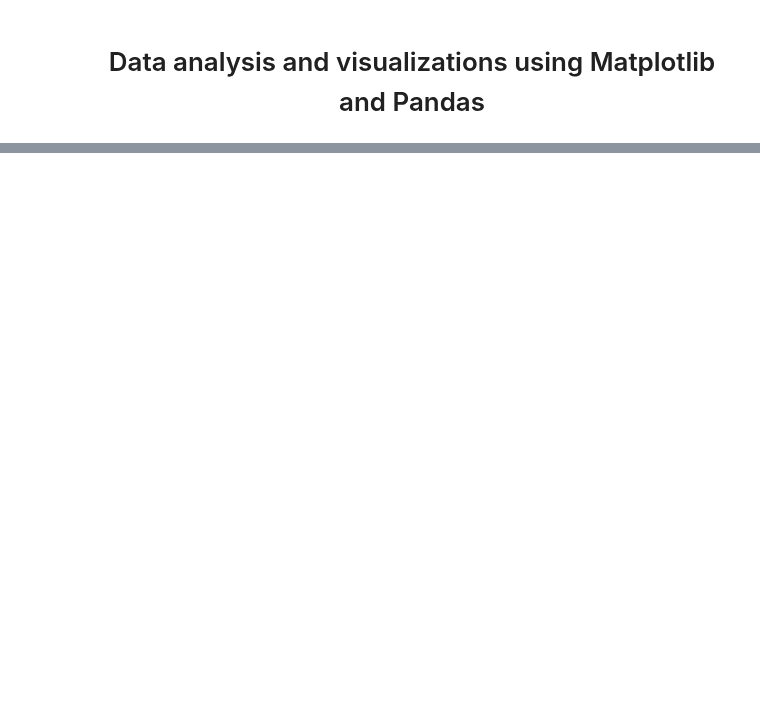
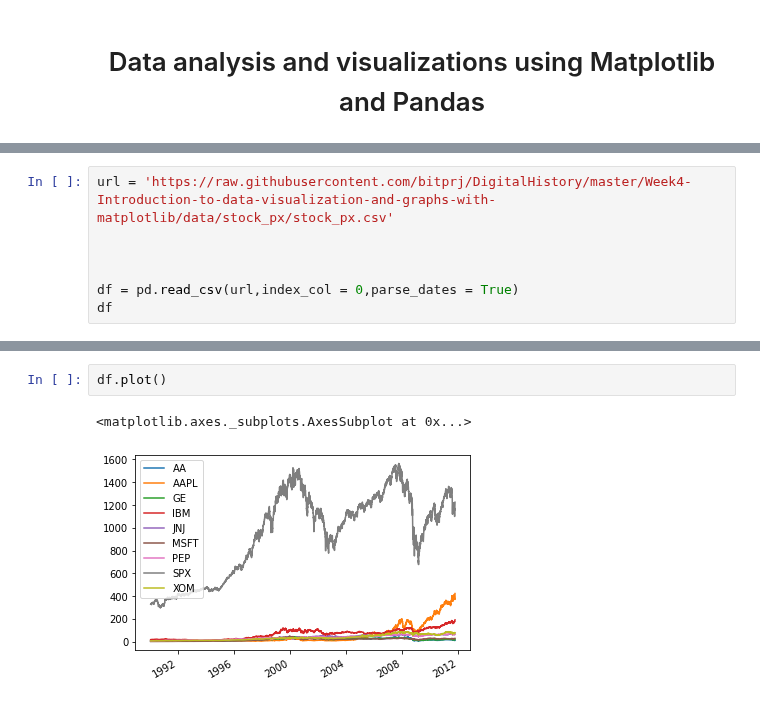
Before and after one commit to lvu5/BitU-3WBootCamp, a Jupyter notebook: Week3_Data_analysis_and_visualizations_using_Matplotlib_and_Pandas.ipynb, the cells around one changed output, grey strips where cells are left out. Drawn from its saved outputs; the diff is of its cells as text; blank space fills up the shorter version.

```diff
--- a/Week3_Data_analysis_and_visualizations_using_Matplotlib_and_Pandas.ipynb
+++ b/Week3_Data_analysis_and_visualizations_using_Matplotlib_and_Pandas.ipynb
@@ -46,0 +72,7 @@
+# %%
+url = 'https://raw.githubusercontent.com/bitprj/DigitalHistory/master/Week4-Introduction-to-data-visualization-and-graphs-with-matplotlib/data/stock_px/stock_px.csv'
+
+
+
+df = pd.read_csv(url,index_col = 0,parse_dates = True)
+df
@@ -46,0 +99,5 @@
+# %%
+df.plot()
+# %% [output]
+<matplotlib.axes._subplots.AxesSubplot at 0x...>
+[figure, added]
```
Also changed, not shown: parts of 23 cells of this notebook.
